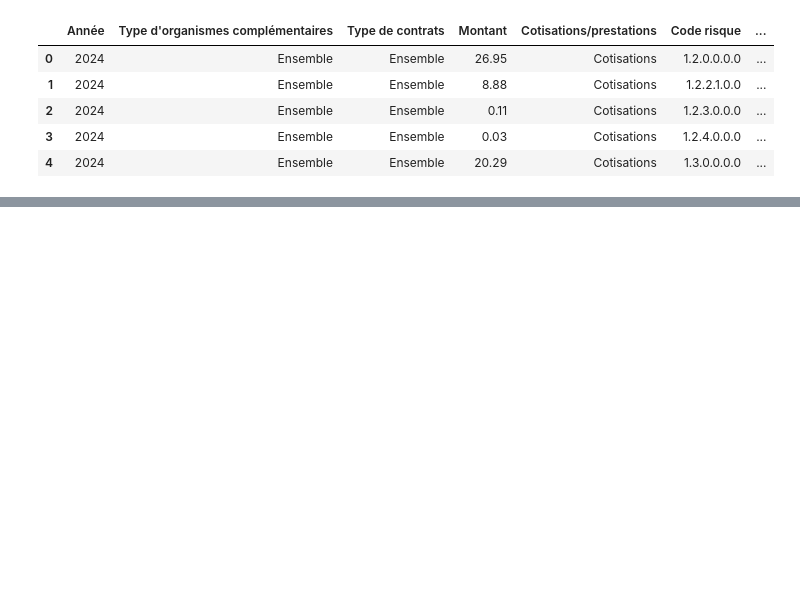
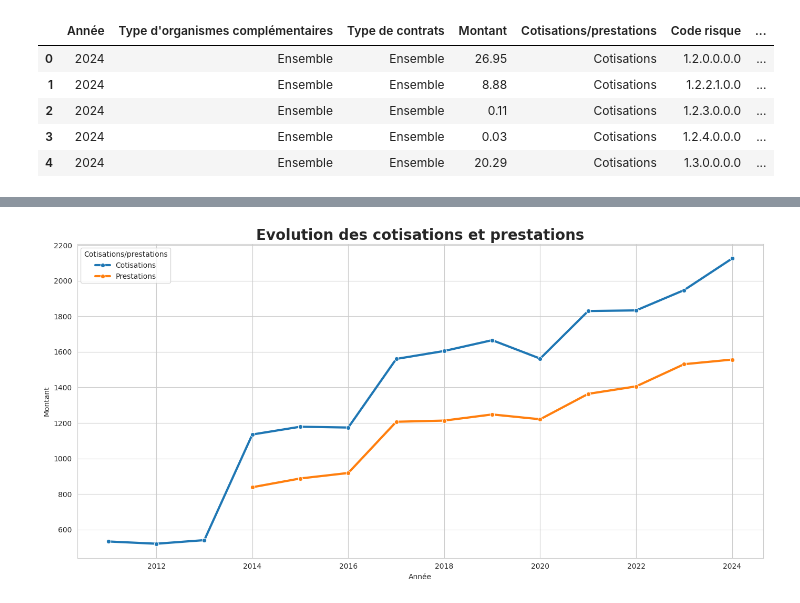
Before and after one commit to GunesCansu/Projet-Assurance, a Jupyter notebook: notebook/exploration.ipynb, the cells around one changed output, grey strips where cells are left out. Drawn from its saved outputs; the diff is of its cells as text; code cells hidden in the pictures; blank space fills up the shorter version.

```diff
--- a/notebook/exploration.ipynb
+++ b/notebook/exploration.ipynb
@@ -31,0 +206,40 @@ df.head()
+# %%
+# Comparaison des cotisation et les prestations dans le temps
+
+evolution = (
+    df.groupby(
+        ["Année", "Cotisations/prestations"]
+    )["Montant"]
+    .sum()
+    .reset_index()
+)
+# %%
+import seaborn as sns
+import matplotlib.pyplot as plt
+
+sns.set_style("whitegrid")
+
+plt.figure(figsize=(14,7))
+
+sns.lineplot(
+    data=evolution,
+    x="Année",
+    y="Montant",
+    hue="Cotisations/prestations",
+    marker="o",
+    linewidth=3
+)
+
+plt.title(
+    "Evolution des cotisations et prestations",
+    fontsize=20,
+    fontweight="bold"
+)
+
+plt.xlabel("Année")
+plt.ylabel("Montant")
+
+plt.tight_layout()
+plt.show()
+# %% [output]
+[figure, added]
```
Also changed, not shown: parts of 14 cells of this notebook.
